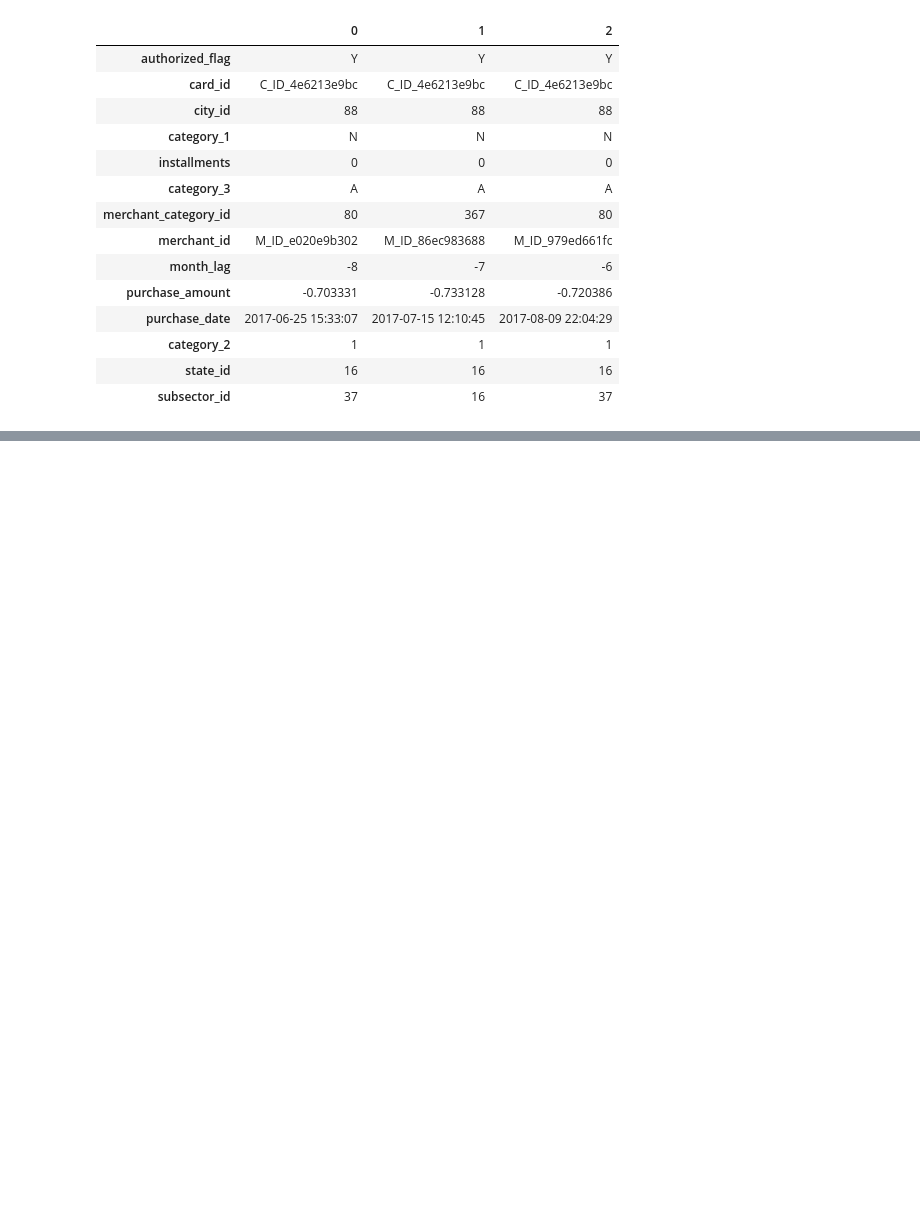
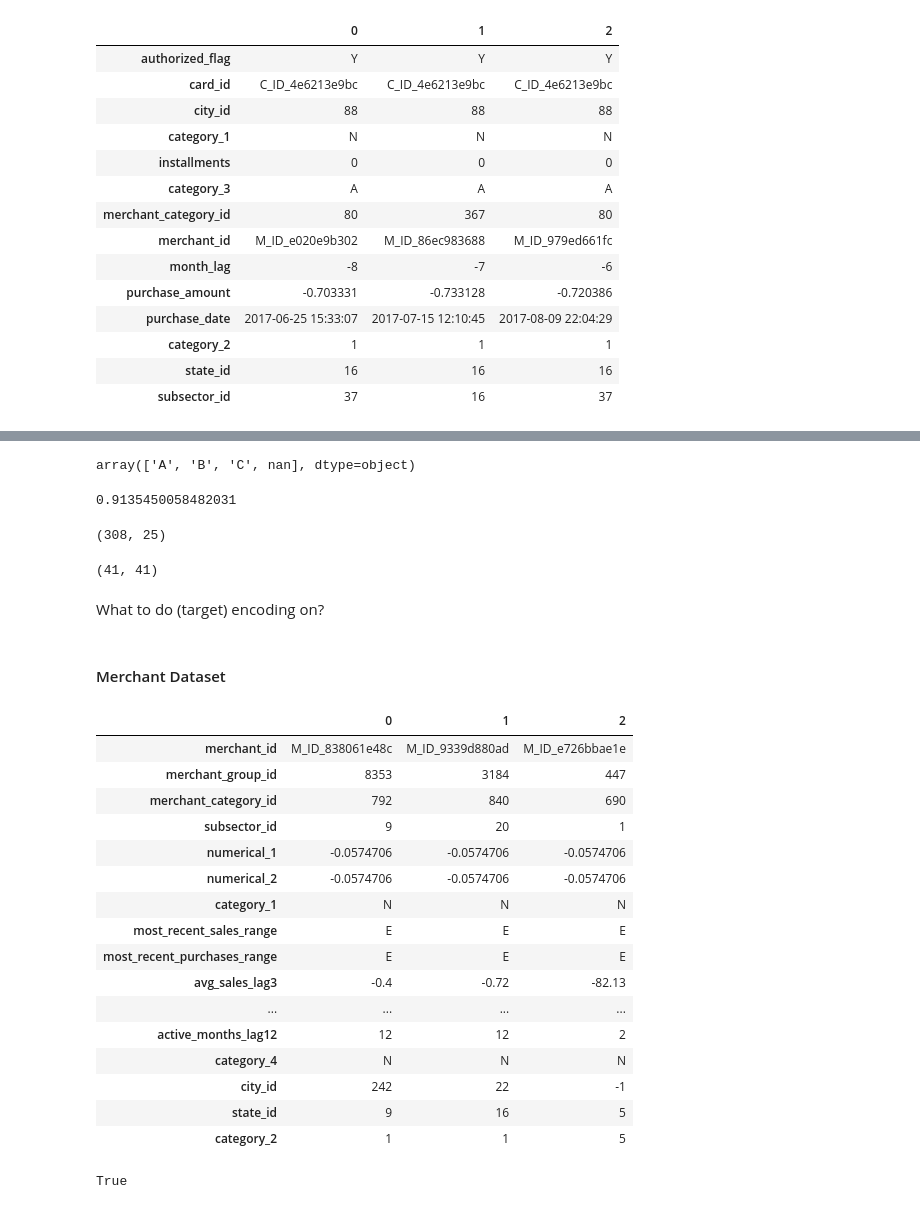
Before and after one commit to wfordh/elo_merchant, a Jupyter notebook: elo_feature_eng.ipynb, the cells around one changed output, grey strips where cells are left out. Drawn from its saved outputs; the diff is of its cells as text; code cells hidden in the pictures; blank space fills up the shorter version.

```diff
--- a/elo_feature_eng.ipynb
+++ b/elo_feature_eng.ipynb
@@ -85,0 +173,4 @@ hist_trans.head(3).transpose()
+# %%
+hist_trans.category_3.unique()
+# %% [output]
+array(['A', 'B', 'C', nan], dtype=object)
@@ -85,0 +187,41 @@ hist_trans.head(3).transpose()
+# %%
+hist_trans.authorized_flag.mean()
+# %% [output]
+0.9135450058482031
+# %%
+hist_trans.city_id.nunique(), hist_trans.state_id.nunique()
+# %% [output]
+(308, 25)
+# %%
+hist_trans.subsector_id.nunique(), merch.subsector_id.nunique()
+# %% [output]
+(41, 41)
+# %% [markdown]
+What to do (target) encoding on?
+# %% [markdown]
+#### Merchant Dataset
+# %%
+merch.head(3).transpose()
+# %% [output]
+|  | 0 | 1 | 2 |
+| merchant_id | M_ID_838061e48c | M_ID_9339d880ad | M_ID_e726bbae1e |
+| merchant_group_id | 8353 | 3184 | 447 |
+| merchant_category_id | 792 | 840 | 690 |
+| subsector_id | 9 | 20 | 1 |
+| numerical_1 | -0.0574706 | -0.0574706 | -0.0574706 |
+| numerical_2 | -0.0574706 | -0.0574706 | -0.0574706 |
+| category_1 | N | N | N |
+| most_recent_sales_range | E | E | E |
+| most_recent_purchases_range | E | E | E |
+| avg_sales_lag3 | -0.4 | -0.72 | -82.13 |
+| ... | ... | ... | ... |
+| active_months_lag12 | 12 | 12 | 2 |
+| category_4 | N | N | N |
+| city_id | 242 | 22 | -1 |
+| state_id | 9 | 16 | 5 |
+| category_2 | 1 | 1 | 5 |
+# %%
+# Why are these the same?
+np.all(merch.numerical_1) == np.all(merch.numerical_2)
+# %% [output]
+True
```
Also changed, not shown: parts of 42 cells of this notebook, 1 other file.
